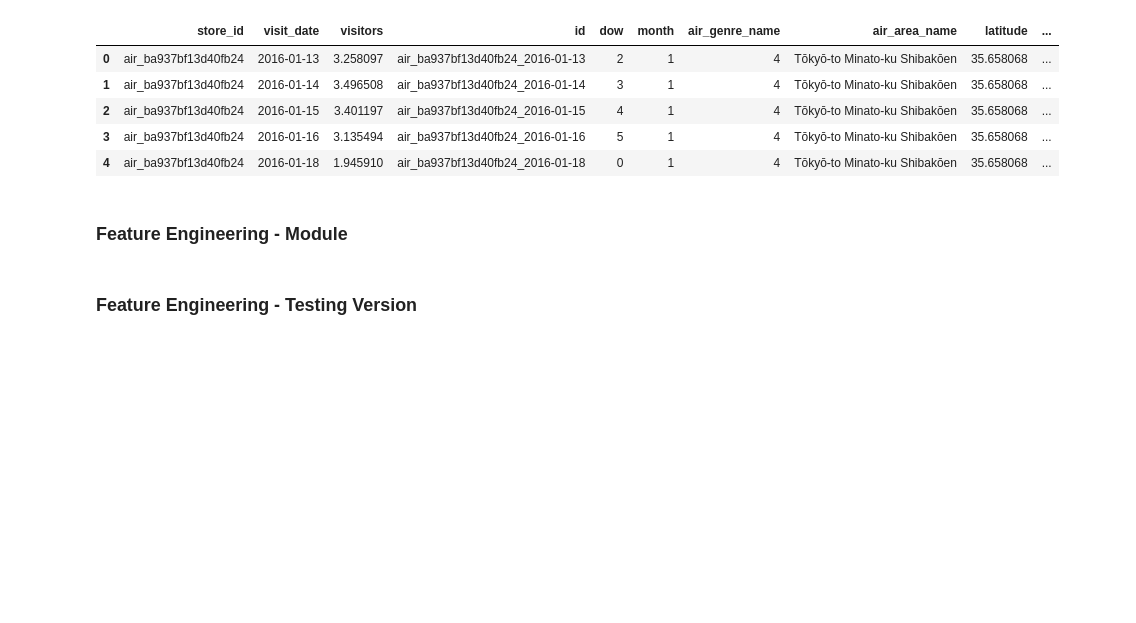
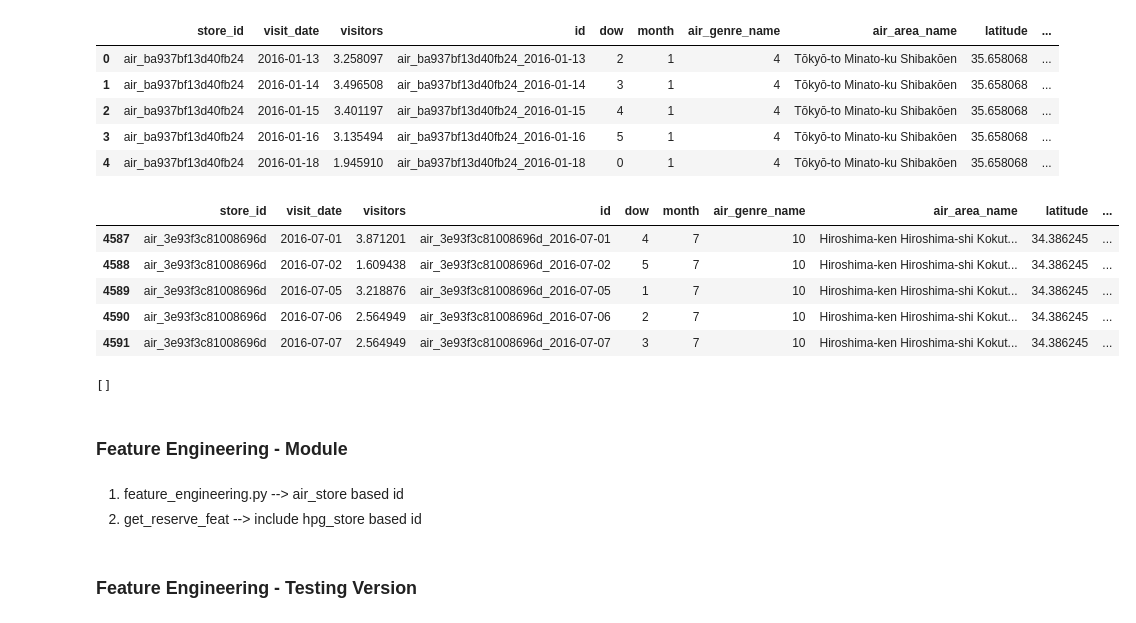
Before and after one commit to bgg11117/MSBA6420, a Jupyter notebook: Recruit_Restaurant_Visitor_Forecasting/rrvf_modeling_1st_modularization.ipynb, the cells around one changed output. Cells and saved outputs as stored; diff of their text form; code cells hidden in the pictures; blank space fills up the shorter version.

```diff
--- a/Recruit_Restaurant_Visitor_Forecasting/rrvf_modeling_1st_modularization.ipynb
+++ b/Recruit_Restaurant_Visitor_Forecasting/rrvf_modeling_1st_modularization.ipynb
@@ -179,8 +227,26 @@ data.head()
 | 2 | air_ba937bf13d40fb24 | 2016-01-15 | 3.401197 | air_ba937bf13d40fb24_2016-01-15 | 4 | 1 | 4 | Tōkyō-to Minato-ku Shibakōen | 35.658068 | ... |
 | 3 | air_ba937bf13d40fb24 | 2016-01-16 | 3.135494 | air_ba937bf13d40fb24_2016-01-16 | 5 | 1 | 4 | Tōkyō-to Minato-ku Shibakōen | 35.658068 | ... |
 | 4 | air_ba937bf13d40fb24 | 2016-01-18 | 1.945910 | air_ba937bf13d40fb24_2016-01-18 | 0 | 1 | 4 | Tōkyō-to Minato-ku Shibakōen | 35.658068 | ... |
+# %%
+# meaning there's matching between data's store id and hpg store
+data[~data.store_id.map({v: k for k, v in dict(store_id_map['air_store_id']).items()}).isnull()].head(5)
+# %% [output]
+|  | store_id | visit_date | visitors | id | dow | month | air_genre_name | air_area_name | latitude | ... |
+| 4587 | air_3e93f3c81008696d | 2016-07-01 | 3.871201 | air_3e93f3c81008696d_2016-07-01 | 4 | 7 | 10 | Hiroshima-ken Hiroshima-shi Kokut... | 34.386245 | ... |
+| 4588 | air_3e93f3c81008696d | 2016-07-02 | 1.609438 | air_3e93f3c81008696d_2016-07-02 | 5 | 7 | 10 | Hiroshima-ken Hiroshima-shi Kokut... | 34.386245 | ... |
+| 4589 | air_3e93f3c81008696d | 2016-07-05 | 3.218876 | air_3e93f3c81008696d_2016-07-05 | 1 | 7 | 10 | Hiroshima-ken Hiroshima-shi Kokut... | 34.386245 | ... |
+| 4590 | air_3e93f3c81008696d | 2016-07-06 | 2.564949 | air_3e93f3c81008696d_2016-07-06 | 2 | 7 | 10 | Hiroshima-ken Hiroshima-shi Kokut... | 34.386245 | ... |
+| 4591 | air_3e93f3c81008696d | 2016-07-07 | 2.564949 | air_3e93f3c81008696d_2016-07-07 | 3 | 7 | 10 | Hiroshima-ken Hiroshima-shi Kokut... | 34.386245 | ... |
+# %%
+# meaning data's store id all starts with air
+[x for x in data.store_id if x.startswith('hpg')]
+# %% [output]
+[]
 # %% [markdown]
 ### Feature Engineering - Module
+# %% [markdown]
+1. feature_engineering.py --> air_store based id
+2. get_reserve_feat --> include hpg_store based id
 # %%
 from utils import *
 from feature_engineering import *
```
Also changed, not shown: parts of 6 cells of this notebook.
